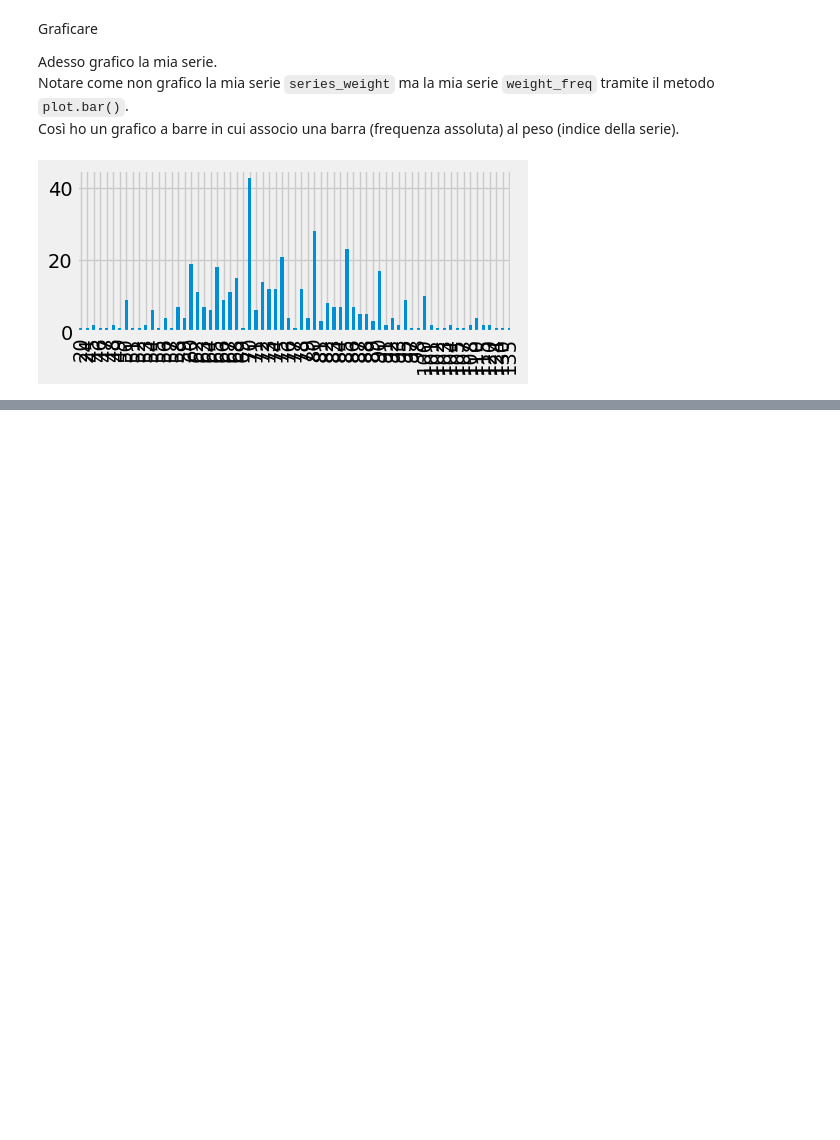
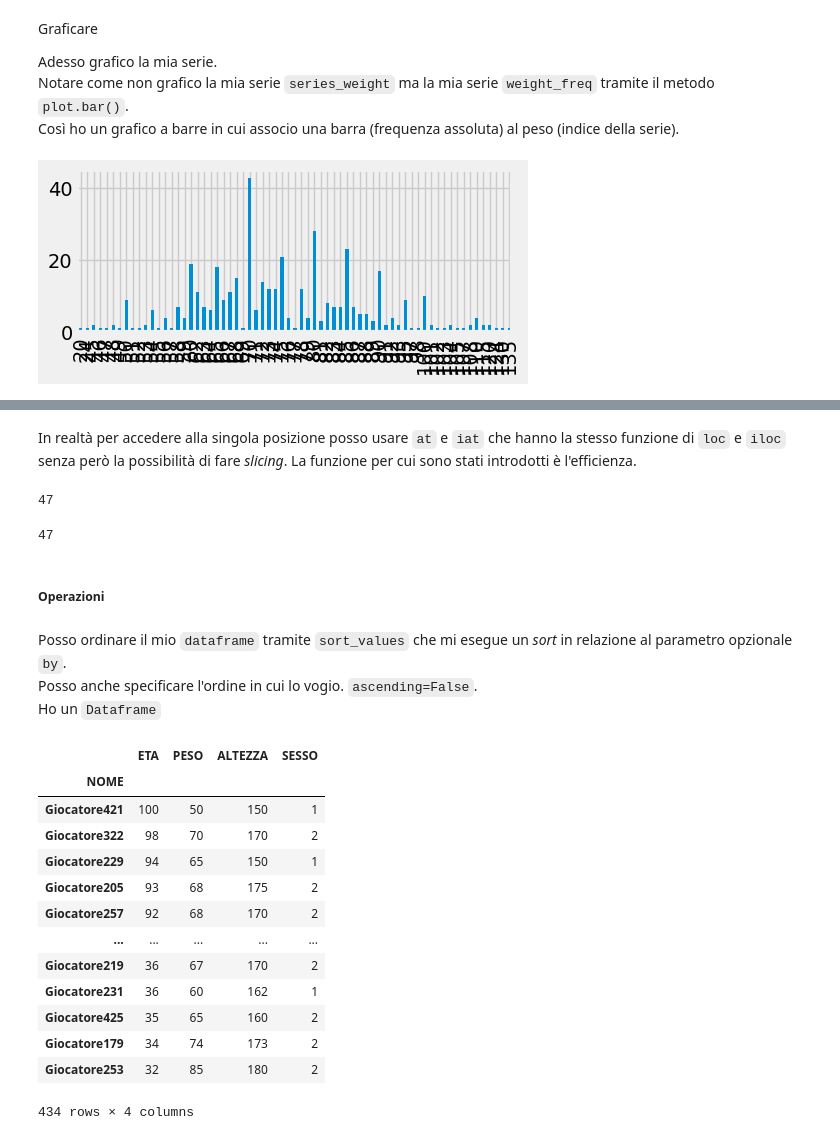
Before and after one commit to PippoZord/superhero-datascience, a Jupyter notebook: content/Esercitazioni/Anagrafica.ipynb, the cells around one changed output, grey strips where cells are left out. Drawn from its saved outputs; the diff is of its cells as text; code cells hidden in the pictures; blank space fills up the shorter version.

Commit message:
Esercitazione Anagrafica: Accesso Dataframe+Serie

```diff
--- a/content/Esercitazioni/Anagrafica.ipynb
+++ b/content/Esercitazioni/Anagrafica.ipynb
@@ -133,0 +140,3 @@ plt.show()
+# %%
+player = pd.read_csv('/home/pippozord/Scrivania/Statistica/2023/superhero-datascience/content/data/Anagrafica.csv', sep = ' ', index_col=0);
+player.head(5)
@@ -133,0 +208,31 @@ plt.show()
+# %% [markdown]
+In realtà per accedere alla singola posizione posso usare `at` e `iat` che hanno la stesso funzione di `loc` e `iloc` senza però la possibilità di fare *slicing*. La funzione per cui sono stati introdotti è l'efficienza.
+# %%
+player.at['Giocatore1', 'ETA']
+# %% [output]
+47
+# %%
+player.iat[0, 0]
+# %% [output]
+47
+# %% [markdown]
+<h5>Operazioni</h5>
+# %% [markdown]
+Posso ordinare il mio `dataframe` tramite `sort_values` che mi esegue un *sort* in relazione al parametro opzionale `by`.<br>Posso anche specificare l'ordine in cui lo vogio. `ascending=False`.<br>Ho un `Dataframe`
+# %%
+player.sort_values(by="ETA", ascending=False)
+# %% [output]
+|  | ETA | PESO | ALTEZZA | SESSO |
+| NOME |  |  |  |  |
+| Giocatore421 | 100 | 50 | 150 | 1 |
+| Giocatore322 | 98 | 70 | 170 | 2 |
+| Giocatore229 | 94 | 65 | 150 | 1 |
+| Giocatore205 | 93 | 68 | 175 | 2 |
+| Giocatore257 | 92 | 68 | 170 | 2 |
+| ... | ... | ... | ... | ... |
+| Giocatore219 | 36 | 67 | 170 | 2 |
+| Giocatore231 | 36 | 60 | 162 | 1 |
+| Giocatore425 | 35 | 65 | 160 | 2 |
+| Giocatore179 | 34 | 74 | 173 | 2 |
+| Giocatore253 | 32 | 85 | 180 | 2 |
+434 rows × 4 columns
```
Also changed, not shown: parts of 25 cells of this notebook, 1 other file.
